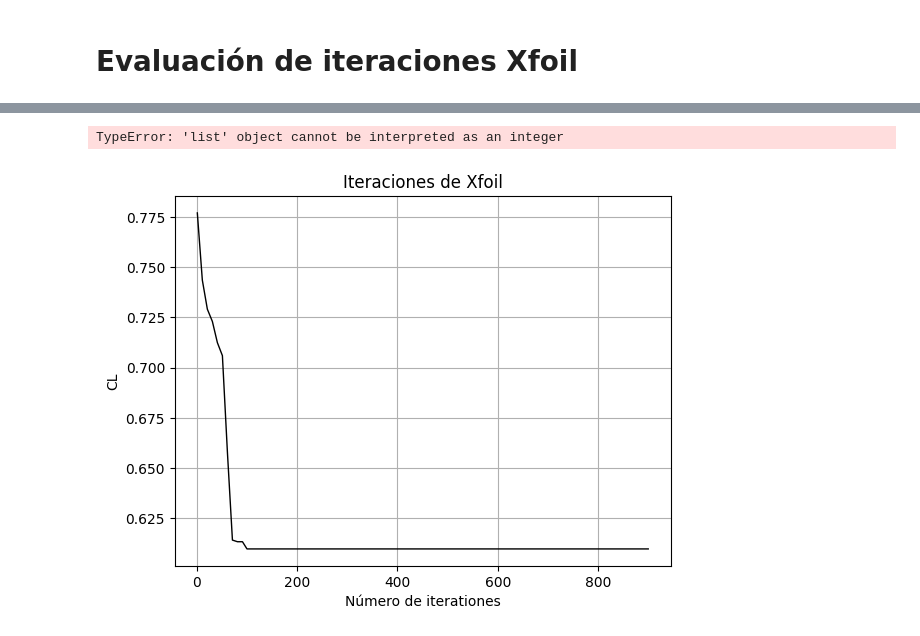
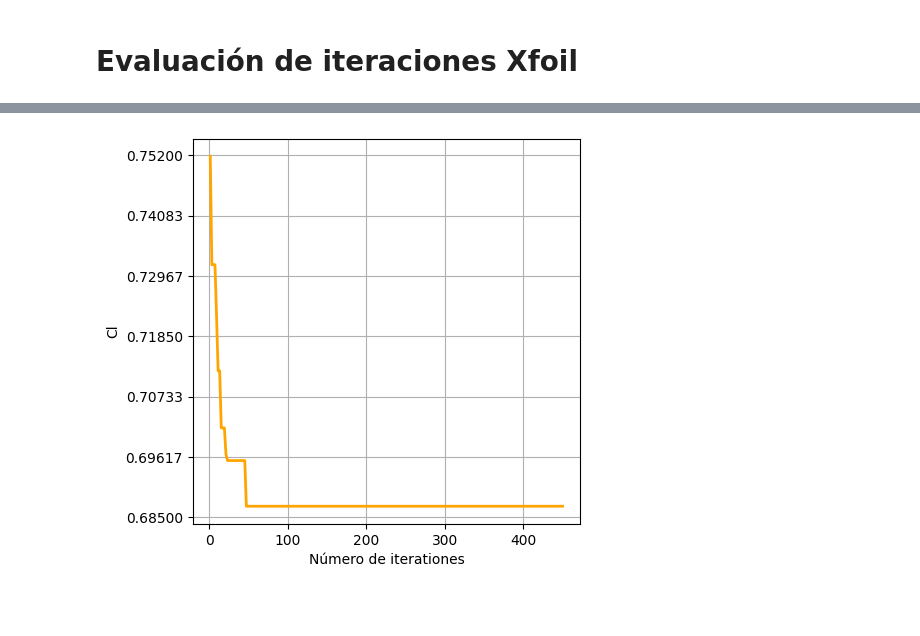
Before and after one commit to Kijoselo/opt_air, a Jupyter notebook: Eficiencia de todas las combinaciones.ipynb, the cells around one changed output, grey strips where cells are left out. Saved outputs shown, nothing was run; the diff lists cells and outputs as text; code cells hidden in the pictures; blank space fills up the shorter version.

```diff
--- a/Eficiencia de todas las combinaciones.ipynb
+++ b/Eficiencia de todas las combinaciones.ipynb
@@ -324,6 +330,7 @@ Creación de las impresiones de los nuevos perfiles
 def plot_combi(i,j,k,re,ra,b,ye,yi):
     xx,yy=get_coord_combi(i,j,k,re,ra,b,ye,yi)
     plt.plot(xx,yy)
+    plt.legend(["Optimizado", "Original"], loc="lower right")
 #   'dy_emax': i
 #   'alpha': j
 #   'dy_imin': k
@@ -423,7 +442,7 @@ def run_simulation(i,j,k,re,ra,b,ye,yi,fname=None):
 # %% [markdown]
 Se indica a Xfoil que corra los datos anteriores
 # %%
-t=30
+'''t=30
 m=50
 ma=150
 for i in tqdm(range(m,ma,t)):
@@ -434,5 +453,5 @@ for i in tqdm(range(m,ma,t)):
                     for b in range(m,ma,t):
                         for ye in range(m,ma,t):
                             for yi in range(m,ma,t):
-                                run_simulation(i,j,k,re,ra,b,ye,yi)
+                                run_simulation(i,j,k,re,ra,b,ye,yi)'''
 # %% [output]
@@ -599,15 +616,20 @@ def evalue_sim(x):
     uid+=1
     return result
 # %%
-'''X=[]
-nmax=50000
+X=[]
+nmax=16252
 n=0
-for item in tqdm(os.scandir('./results_opt')):
-    name="./results_opt/"+item.name
-
+pat="./results_opt/"
+name=pat + "_sim_" + str(n) + ".txt"
+while os.path.isfile(name):
+    if not os.path.isfile(name):
+        break
+    name=pat + "_sim_" + str(n) + ".txt"
+    print(name)
     n+=1
     if n>nmax:
         break
+
     f = open(name, "r")
     content=f.read()
     values = get_table(content)
@@ -616,5 +638,4 @@ for item in tqdm(os.scandir('./results_opt')):
         continue
     X.append(result)
     f.close()
-plt.plot(X)'''
 # %% [output]
@@ -849,12 +861,12 @@ display(top)
 # %%
-w = [None] * 59  # Assuming you want a list of size 20 for this example
+w = [None] * 87  # Assuming you want a list of size 20 for this example
 i = 0  # Initialize the index variable
-for e in range(1, 100, 10):
+for e in range(1, 100, 2):
     w[i] = e
     i += 1  # Increment the index variable
 
 # Ensure that the index doesn't go out of bounds
-for e in range(100, 1000, 100):
+for e in range(100,500, 50):
     if i < len(w):  # Check if the index is within the bounds of the list
         w[i] = e
         i += 1
@@ -888,19 +900,19 @@ len(Cl_n)
 # %%
 # Simulate data similar to the uploaded image
 iterations = w
 objective_values = CL
 
 # Create a line plot
-plt.plot(iterations, objective_values, color='black', linewidth=1)
-plt.title("Iteraciones de Xfoil")
+plt.figure(figsize=(5,5))
+plt.plot(iterations, objective_values ,color='orange', linewidth=2)
+
 plt.xlabel("Número de iterationes")
-plt.ylabel("CL")
+plt.ylabel("Cl")
 plt.grid(True)
-plt.xticks(range(0, iterations,100)) # Cambia el último valor (100) según tus necesidades
+
 # Configura las etiquetas en el eje Y manualmente
-yticks = np.linspace(0.6, 1, 21)  # Crea 20 etiquetas entre 0.6 y 1
+yticks = np.linspace(0.685,0.752 , 7                     )  # Crea 20 etiquetas entre 0.6 y 1
 plt.yticks(yticks)
 plt.show()
 # %% [output]
-TypeError: 'list' object cannot be interpreted as an integer
-[figure, old version]
+[figure, new version]
```
Also changed, not shown: parts of 22 cells of this notebook.
